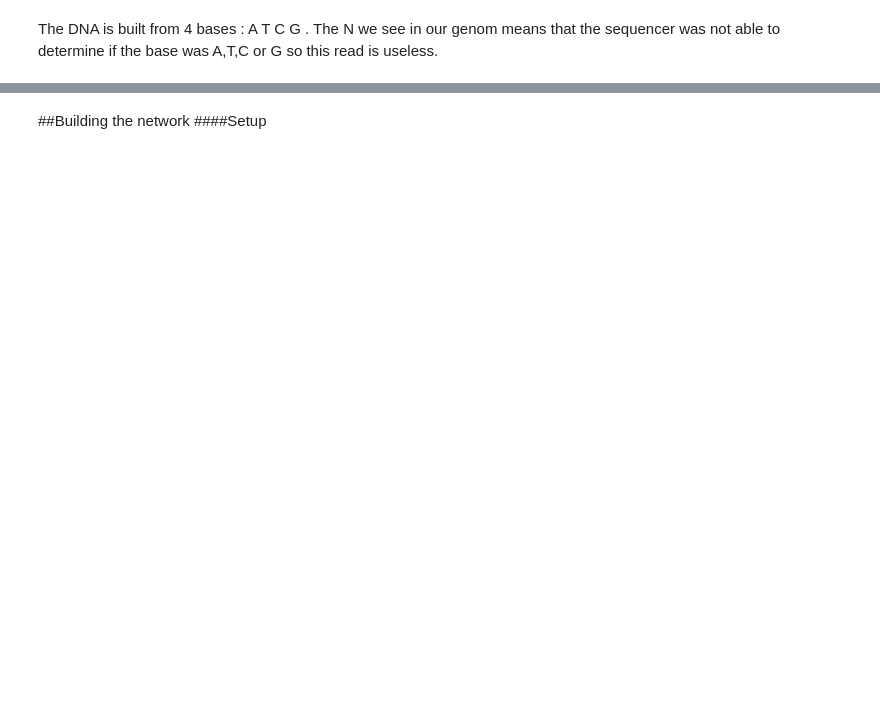
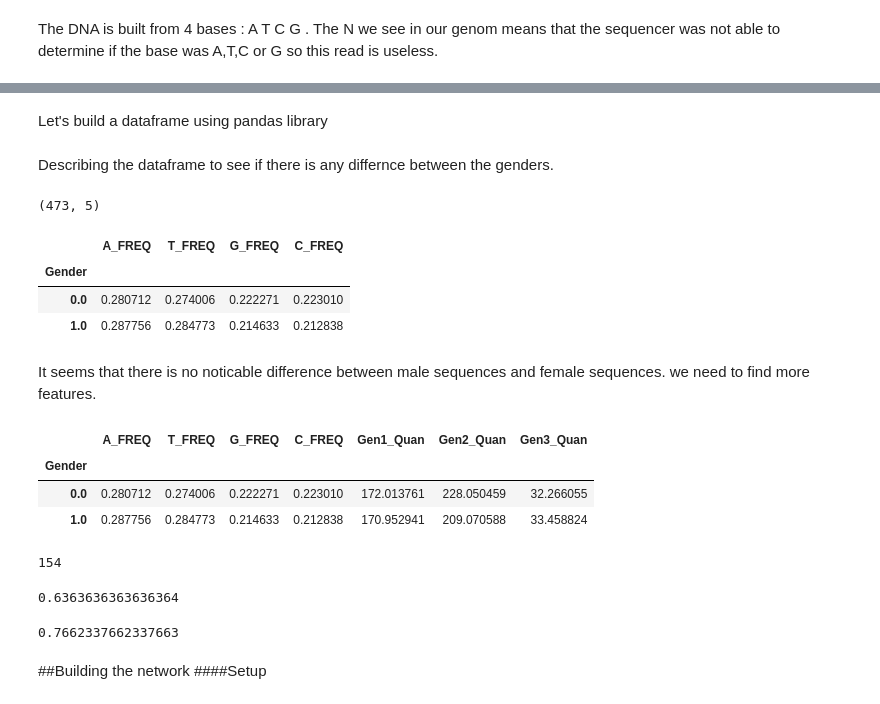
Before and after one commit to ohaddali/Data-Science-Final-Project, a Jupyter notebook: Report.ipynb, the cells around one changed output, grey strips where cells are left out. Cells and saved outputs as stored; diff of their text form; code cells hidden in the pictures; blank space fills up the shorter version.

Commit message:
Add new sample of female , the classifier is done

```diff
--- a/Report.ipynb
+++ b/Report.ipynb
@@ -105,0 +196,2 @@ TCACACCAGGCCCCACCTCCAACTTGTGTTTTGCACATTGATTTTTTGAGATTTTGTTGAAGTTGGGCAATTAACTTGTT
+# %% [markdown]
+Let's build a dataframe using pandas library
@@ -105,0 +202,16 @@ TCACACCAGGCCCCACCTCCAACTTGTGTTTTGCACATTGATTTTTTGAGATTTTGTTGAAGTTGGGCAATTAACTTGTT
+# %% [markdown]
+Describing the dataframe to see if there is any differnce between the genders.
+# %%
+df.shape
+# %% [output]
+(473, 5)
+# %%
+groupby_gender = df.groupby('Gender')
+groupby_gender.mean()
+# %% [output]
+|  | A_FREQ | T_FREQ | G_FREQ | C_FREQ |
+| Gender |  |  |  |  |
+| 0.0 | 0.280712 | 0.274006 | 0.222271 | 0.223010 |
+| 1.0 | 0.287756 | 0.284773 | 0.214633 | 0.212838 |
+# %% [markdown]
+It seems that there is no noticable difference between male sequences and female sequences. we need to find more features.
@@ -105,0 +238,11 @@ TCACACCAGGCCCCACCTCCAACTTGTGTTTTGCACATTGATTTTTTGAGATTTTGTTGAAGTTGGGCAATTAACTTGTT
+# %%
+df = pd.DataFrame.from_dict(dict,orient="columns").T
+df.columns = ['A_FREQ','T_FREQ','G_FREQ','C_FREQ','Gender','Gen1_Quan','Gen2_Quan','Gen3_Quan']
+# %%
+groupby_gender = df.groupby('Gender')
+groupby_gender.mean()
+# %% [output]
+|  | A_FREQ | T_FREQ | G_FREQ | C_FREQ | Gen1_Quan | Gen2_Quan | Gen3_Quan |
+| Gender |  |  |  |  |  |  |  |
+| 0.0 | 0.280712 | 0.274006 | 0.222271 | 0.223010 | 172.013761 | 228.050459 | 32.266055 |
+| 1.0 | 0.287756 | 0.284773 | 0.214633 | 0.212838 | 170.952941 | 209.070588 | 33.458824 |
@@ -106,3 +255,52 @@ TCACACCAGGCCCCACCTCCAACTTGTGTTTTGCACATTGATTTTTTGAGATTTTGTTGAAGTTGGGCAATTAACTTGTT
+# %%
+import numpy as np
+msk = np.random.rand(len(df)) < 0.7
+
+train = df[msk]
+test = df[~msk]
+
+trainX = train[['A_FREQ','T_FREQ','G_FREQ','C_FREQ','Gen1_Quan','Gen2_Quan','Gen3_Quan']]
+trainY = train['Gender']
+
+
+testX = test[['A_FREQ','T_FREQ','G_FREQ','C_FREQ','Gen1_Quan','Gen2_Quan','Gen3_Quan']]
+testY = test['Gender']
+
+len(test)
+# %% [output]
+154
+# %%
+from sklearn import svm
+
+# Initialize a svc classifier with gamma = 0.001, C = 100, degree = 3
+svc = svm.SVC(gamma = 0.001, C = 100, degree = 3)
+
+# Fit the svc to the training set, using the bag of words as
+# features and the sentiment labels as the response variable
+svc = svc.fit(trainX, trainY)
+
+# Evaluate accuracy best on the test set
+support_vector = svc.score(testX,testY)
+
+support_vector
+# %% [output]
+0.6363636363636364
+# %%
+# Initialize a Random Forest classifier with 100 trees
+forest = RandomForestClassifier(n_estimators = 100)
+
+# Fit the forest to the training set, using the bag of words as
+# features and the sentiment labels as the response variable
+#
+# This may take a few minutes to run
+forest = forest.fit( trainX, trainY )
+
+# Evaluate accuracy best on the test set
+random_forest = forest.score(testX,testY)
+
+random_forest
+# %% [output]
+0.7662337662337663
 # %% [markdown]
 ##Building the network
 ####Setup
```
Also changed, not shown: parts of 53 cells of this notebook, 9 other files.
